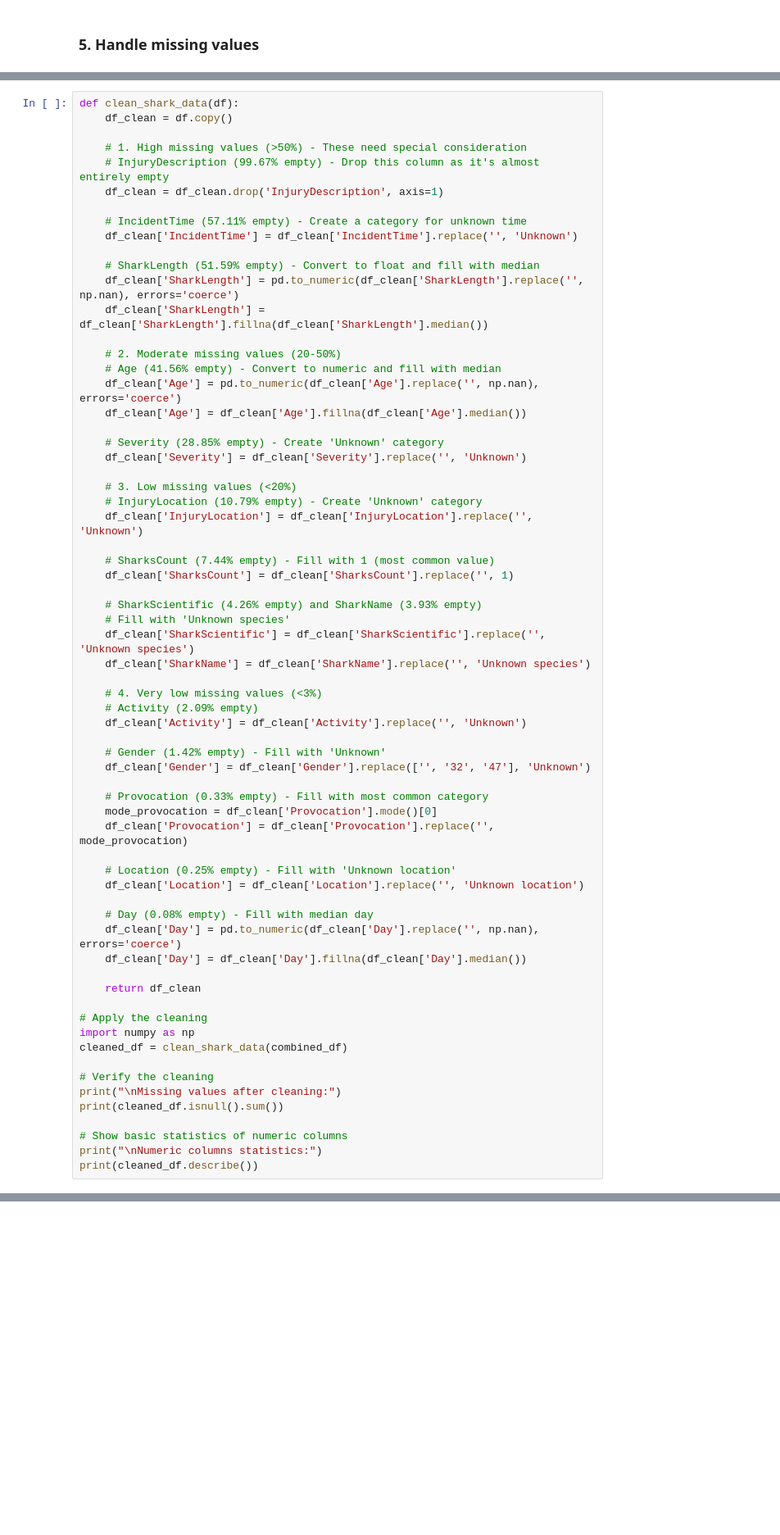
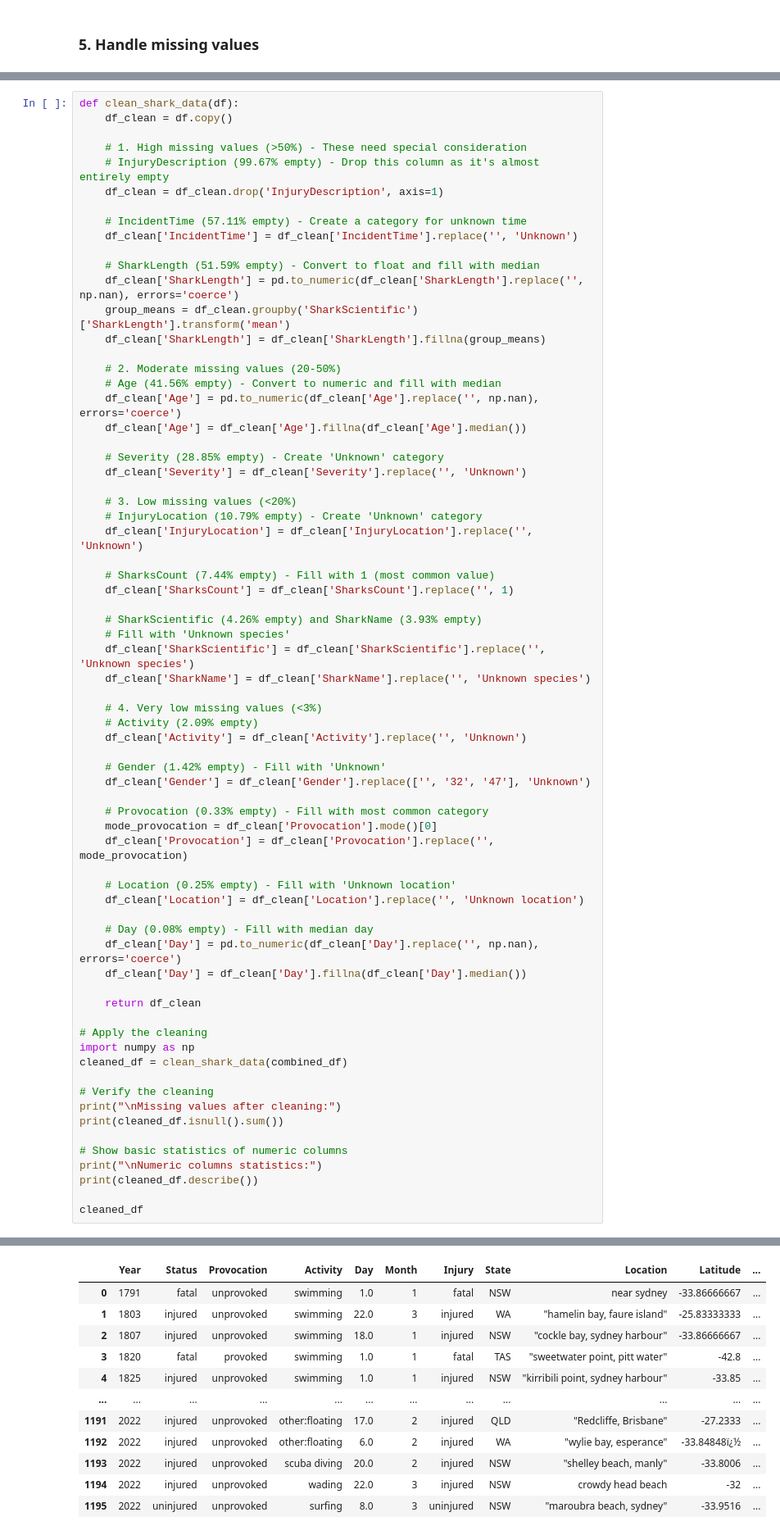
Before and after one commit to Jokas9632/shark-doo-doo, a Jupyter notebook: code/data_cleaning.ipynb, the cells around one changed output, grey strips where cells are left out. Shown at 82% size. Saved outputs shown, nothing was run; the diff lists cells and outputs as text; blank space fills up the shorter version.

```diff
--- a/code/data_cleaning.ipynb
+++ b/code/data_cleaning.ipynb
@@ -425,7 +425,8 @@ def clean_shark_data(df):
 
     # SharkLength (51.59% empty) - Convert to float and fill with median
     df_clean['SharkLength'] = pd.to_numeric(df_clean['SharkLength'].replace('', np.nan), errors='coerce')
-    df_clean['SharkLength'] = df_clean['SharkLength'].fillna(df_clean['SharkLength'].median())
+    group_means = df_clean.groupby('SharkScientific')['SharkLength'].transform('mean')
+    df_clean['SharkLength'] = df_clean['SharkLength'].fillna(group_means)
 
     # 2. Moderate missing values (20-50%)
     # Age (41.56% empty) - Convert to numeric and fill with median
@@ -478,6 +479,8 @@ print(cleaned_df.isnull().sum())
 # Show basic statistics of numeric columns
 print("\nNumeric columns statistics:")
 print(cleaned_df.describe())
+
+cleaned_df
 # %% [output]
 Missing values after cleaning:
 Year                0
@@ -498 +501,13 @@ Longitude           0
 max      31.000000     6.000000    84.000000
+|  | Year | Status | Provocation | Activity | Day | Month | Injury | State | Location | Latitude | ... |
+| 0 | 1791 | fatal | unprovoked | swimming | 1.0 | 1 | fatal | NSW | near sydney | -33.86666667 | ... |
+| 1 | 1803 | injured | unprovoked | swimming | 22.0 | 3 | injured | WA | "hamelin bay, faure island" | -25.83333333 | ... |
+| 2 | 1807 | injured | unprovoked | swimming | 18.0 | 1 | injured | NSW | "cockle bay, sydney harbour" | -33.86666667 | ... |
+| 3 | 1820 | fatal | provoked | swimming | 1.0 | 1 | fatal | TAS | "sweetwater point, pitt water" | -42.8 | ... |
+| 4 | 1825 | injured | unprovoked | swimming | 1.0 | 1 | injured | NSW | "kirribili point, sydney harbour" | -33.85 | ... |
+| ... | ... | ... | ... | ... | ... | ... | ... | ... | ... | ... | ... |
+| 1191 | 2022 | injured | unprovoked | other:floating | 17.0 | 2 | injured | QLD | "Redcliffe, Brisbane" | -27.2333 | ... |
+| 1192 | 2022 | injured | unprovoked | other:floating | 6.0 | 2 | injured | WA | "wylie bay, esperance" | -33.84848ï¿½ | ... |
+| 1193 | 2022 | injured | unprovoked | scuba diving | 20.0 | 2 | injured | NSW | "shelley beach, manly" | -33.8006 | ... |
+| 1194 | 2022 | injured | unprovoked | wading | 22.0 | 3 | injured | NSW | crowdy head beach | -32 | ... |
+| 1195 | 2022 | uninjured | unprovoked | surfing | 8.0 | 3 | uninjured | NSW | "maroubra beach, sydney" | -33.9516 | ... |
```
Also changed, not shown: parts of 6 cells of this notebook, 1 other file.
